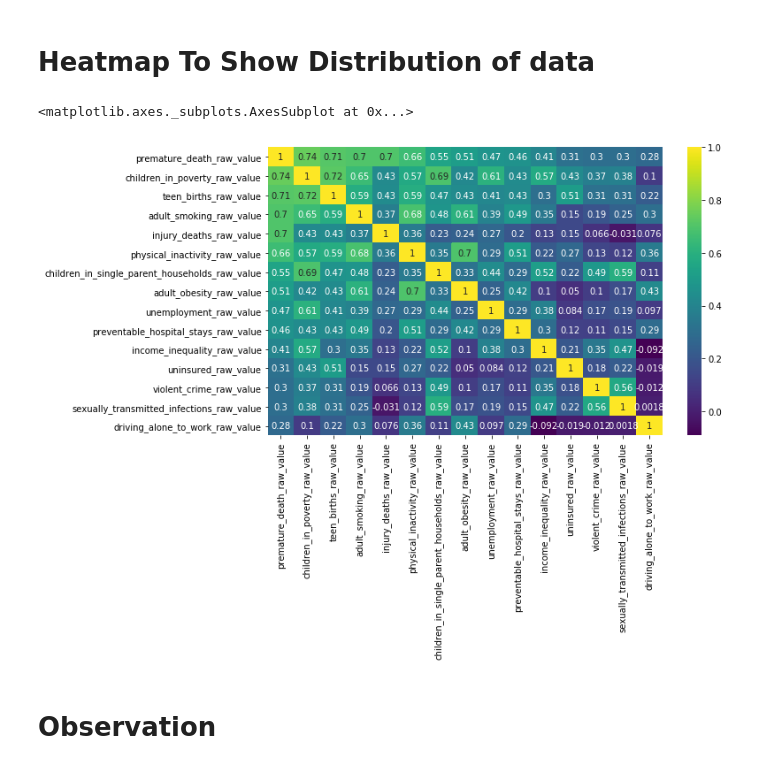
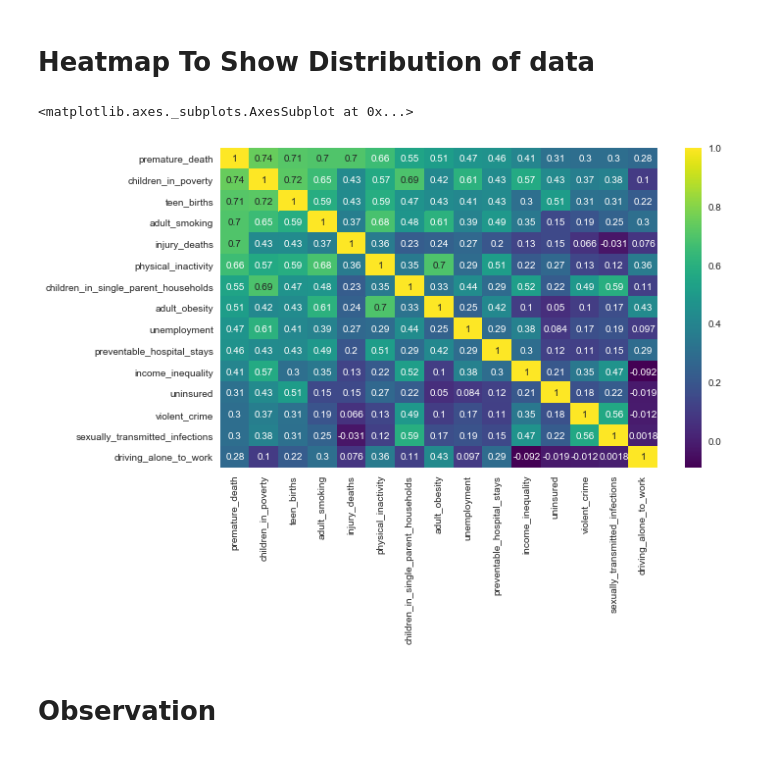
Before and after one commit to jankomah/Predicting_Life_Expectancy, a Jupyter notebook: 02.Josh_Modelling.ipynb, the cells around one changed output. Saved outputs shown, nothing was run; the diff lists cells and outputs as text; code cells hidden in the pictures.

```diff
--- a/02.Josh_Modelling.ipynb
+++ b/02.Josh_Modelling.ipynb
@@ -64,4 +64,4 @@ print('Life Expectancy Data - rows:' , df.shape[0],'columns:', df.shape[1])
 # %% [output]
 Life Expectancy Data - rows: 2473 columns: 38
 # %%
-df1 = df.copy()
+County_health = df.copy()
@@ -67,0 +94,9 @@ df1 = df.copy()
+# %%
+rename = []
+for x in County_health.columns:
+    if "raw_value" in x:
+        rename.append(x.replace('_raw_value',""))
+    else :
+        rename.append(x)
+# %%
+County_health.columns = rename
@@ -118,15 +188,15 @@ cat1
 # %% [output]
 ['state', 'county']
 # %%
-def get_nom(df):
+def get_nom(County_health):
     """get nom features"""
     nom = []
-    for x in df.columns:
-        if df[x].dtypes != 'object':
+    for x in County_health.columns:
+        if County_health[x].dtypes != 'object':
             nom.append(x)
     return nom[2:] # no need for feature id and age but customise according to df
 
-nom1 = get_nom(df)
+nom1 = get_nom(County_health)
 # %%
 nom1
 # %% [output]
@@ -150,15 +220,15 @@ nom1
 # %% [markdown]
 # <a id='7'>Heatmap To Show Distribution of data<a/>
 # %%
-target = 'premature_death_raw_value'
+Target = 'premature_death'
 k = 15
-cols = df[nom1].corr().nlargest(k , target)[target].index
-cm = df[cols].corr()
+cols = County_health[nom1].corr().nlargest(k , Target)[Target].index
+cm = County_health[cols].corr()
 plt.figure(figsize = (10, 6))
 sns.heatmap(cm , annot = True , cmap = 'viridis')
 # %% [output]
 <matplotlib.axes._subplots.AxesSubplot at 0x...>
-[figure, old version]
+[figure, new version]
 # %% [markdown]
 # Observation
 # %% [markdown]
```
Also changed, not shown: parts of 37 cells of this notebook, 3 other files.
